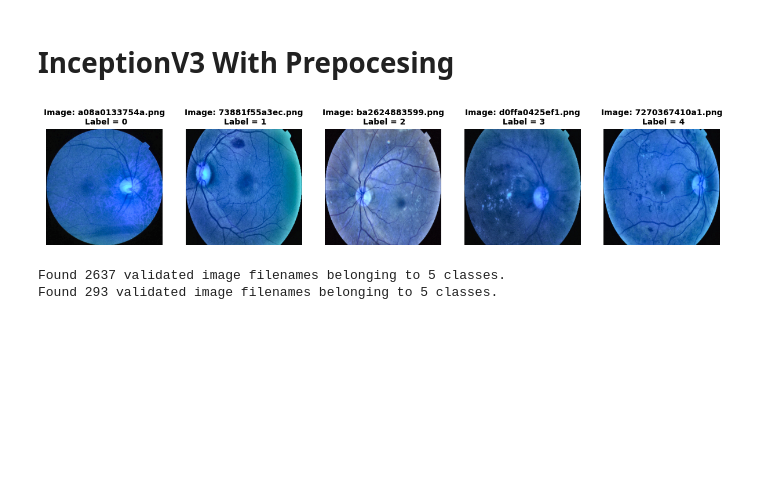
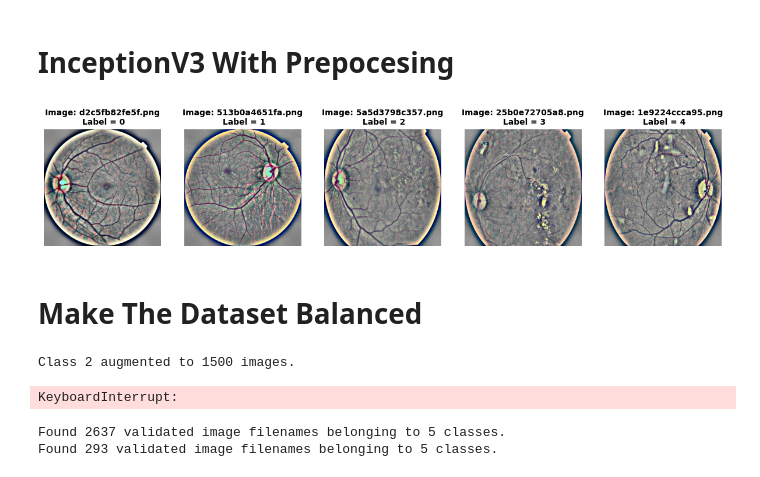
Before and after one commit to GeoNosX/Aptos-Project, a Jupyter notebook: InceptionV3_On_Aptos.ipynb, the cells around one changed output. Cells and saved outputs as stored; diff of their text form; code cells hidden in the pictures; blank space fills up the shorter version.

```diff
--- a/InceptionV3_On_Aptos.ipynb
+++ b/InceptionV3_On_Aptos.ipynb
@@ -367,7 +367,7 @@ def crop_image_from_gray(img, tol=7):
             img3=img[:,:,2][np.ix_(mask.any(1),mask.any(0))]
             img = np.stack([img1,img2,img3],axis=-1)
 
-        return apply_clahe(cv2.resize(img, (255,255)))
+        return img
 
 def preprocess_image(image, sigmaX=10):
     """
@@ -384,22 +384,24 @@ def preprocess_image(image, sigmaX=10):
     """
     image = cv2.cvtColor(image, cv2.COLOR_BGR2RGB)
     image = crop_image_from_gray(image)
-    image = cv2.resize(image, (255,255))
+    image = cv2.resize(image, (512,512))
     image = cv2.addWeighted (image,4, cv2.GaussianBlur(image, (0,0) ,sigmaX), -4, 128)
     return apply_clahe(image)
 # %%
 train_df = pd.read_csv(path+'/train_1.csv')
 train_df['id_code'] = train_df['id_code'].map(lambda x: x + '.png' if not x.endswith('.png') else x)
 
 
 fig, ax = plt.subplots(1, 5, figsize=(15, 6))
 for i in range(5):
     sample = train_df[train_df['diagnosis'] == i].sample(1)
     image_name = sample['id_code'].item()
-    X = crop_image_from_gray(cv2.imread(f"{unbalanced_data_path}/{image_name}"))
+    X = preprocess_image(cv2.imread(f"{unbalanced_data_path}/{image_name}"))
     ax[i].set_title(f"Image: {image_name}\n Label = {sample['diagnosis'].item()}",
                     weight='bold', fontsize=10)
     ax[i].axis('off')
     ax[i].imshow(X);
 # %% [output]
-[figure, old version]
+[figure, new version]
+# %% [markdown]
+# Make The Dataset Balanced
@@ -406,3 +419,62 @@ for i in range(5):
+# %%
+TARGET_IMAGES = 1500
+input_dir = os.path.join(path,"train_images", "train_images")
+output_dir = "/kaggle/working/augmented_train_images"
+OUTPUT_CSV="/kaggle/working/augmented_labels.csv"
+os.makedirs(output_dir, exist_ok=True)
+
+df = pd.read_csv(os.path.join(path,"train_1.csv"))
+
+labels_list=[]
+
+# Instantiate the augmentation layer once
+augmentation_model = augmentation_layer()
+
+for cls in df['diagnosis'].unique():
+    cls_df = df[df['diagnosis'] == cls]
+    images = cls_df['id_code'].tolist()
+
+    count = len(images)
+    i = 0
+
+    while count < TARGET_IMAGES:
+        img_name = np.random.choice(images)
+        img_path = os.path.join(input_dir, img_name + ".png")
+
+        img = cv2.imread(img_path)
+
+        if img is None:
+            print(f"Warning: Could not load image {img_path}. Skipping augmentation for this image.")
+            continue
+
+        img = cv2.cvtColor(img, cv2.COLOR_BGR2RGB)
+
+        img_tf = tf.convert_to_tensor(img, dtype=tf.float32)
+        # Apply the augmentation model to the image tensor
+        augmented_img_tf = augmentation_model(img_tf)
+        img_tf = tf.cast(augmented_img_tf, tf.uint8).numpy()
+
+
+        save_name = f"{img_name}_aug_{i}.png"
+        labels_list.append([save_name,cls])
+        cv2.imwrite(os.path.join(output_dir, save_name),
+                    cv2.cvtColor(img_tf, cv2.COLOR_RGB2BGR))
+
+        count += 1
+        i += 1
+
+    print(f"Class {cls} augmented to {TARGET_IMAGES} images.")
+
+augmented_df = pd.DataFrame(labels_list, columns=["filename", "label"])
+augmented_df.to_csv(OUTPUT_CSV, index=False)
+
+print(f"\nSaved new labels to: {OUTPUT_CSV}")
+print(f"Total augmented images: {len(augmented_df)}")
+train_images_path = "/kaggle/working/augmented_train_images"
+path_au_images="/kaggle/working/augmented_labels.csv"
+# %% [output]
+Class 2 augmented to 1500 images.
+KeyboardInterrupt:
 # %%
 train_df['diagnosis']=train_df['diagnosis'].astype(str)
 
```
Also changed, not shown: parts of 8 cells of this notebook.
